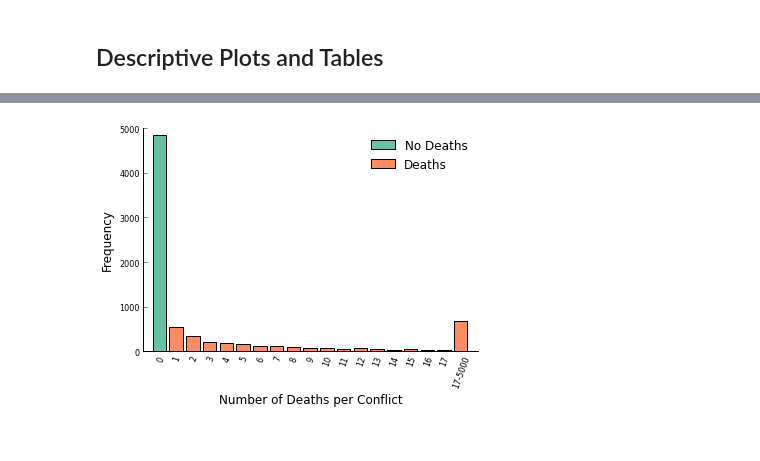
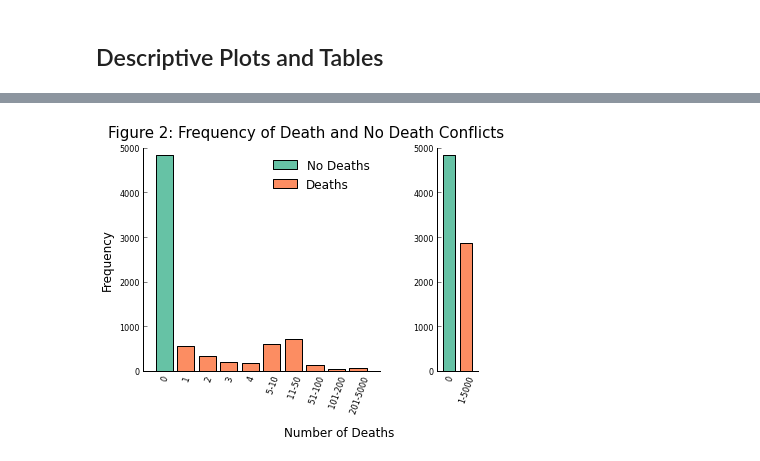
Before and after one commit to boyasm/STAT-222, a Jupyter notebook: Boyas 222 Project.ipynb, the cells around one changed output, grey strips where cells are left out. Cells and saved outputs as stored; diff of their text form; code cells hidden in the pictures.

```diff
--- a/Boyas 222 Project.ipynb
+++ b/Boyas 222 Project.ipynb
@@ -83,6 +96,10 @@ scad.locnum[scad.locnum == -99] = np.nan
 scad.issue1[scad.issue1 == 14] = np.nan
 scad.issue1[scad.issue2 == 14] = np.nan
 scad.issue1[scad.issue3 == 14] = np.nan
+# %%
+#Recode dominant religion as a dummy numeric variable
+levels = dict([(val, i) for i, val in enumerate(set(scad.domRel))])
+scad['domRelNum'] = [levels[val] for val in scad.domRel]
 # %%
 #Code indicator variable, 0 if no deaths, 1 if at least one death
 scad['death01']=scad.ndeath
@@ -168,44 +222,76 @@ plt.show()
 # %%
 noNan = scad.ndeath[~np.isnan(scad.ndeath)]
-freqs = col.Counter(noNan)
-bins = np.arange(0, 19, 1)
-histFreqs = [0]*19
-for i in np.arange(0,18,1):
-    histFreqs[i] = freqs[i]
+counts = col.Counter(noNan)
+bins = np.arange(0, 10, 1)
+freqs = [0]*len(counts)
+j=0
+for i in unique(counts):
+    freqs[j] = counts[i]
+    j = j+1
 
-ax = plt.subplot(111)
+freqs = np.array(freqs)
+histFreqs = [0]*10
+c = unique(counts)
+histFreqs[0] = freqs[c==0]
+histFreqs[1] = freqs[c==1]
+histFreqs[2] = freqs[c==2]
+histFreqs[3] = freqs[c==3]
+histFreqs[4] = freqs[c==4]
+histFreqs[5] = np.sum(freqs[(c>=5) & (c<=10)])
+histFreqs[6] = np.sum(freqs[(c>=11) & (c<=50)])
+histFreqs[7] = np.sum(freqs[(c>=51) & (c<=100)])
+histFreqs[8] = np.sum(freqs[(c>=101) & (c<=200)])
+histFreqs[9] = np.sum(freqs[(c>=201) & (c<=5000)])
+
+fig = plt.figure(dpi=300)
+ax = plt.subplot2grid((1,7), (0,0), colspan=5)
 width=0.5
-histFreqs[18] = len(noNan[noNan>17])
 p1 = ax.bar(bins[0], histFreqs[0], color=light[0], align='center')
 p2 = ax.bar(bins[1:], histFreqs[1:], color=light[1], align='center')
 
 axesToLose = ['top', 'right']
 for axis in axesToLose:
     ax.spines[axis].set_visible(False)
 
 ax.xaxis.set_ticks_position('none')
 ax.yaxis.set_ticks_position('left')
 
 legend = ax.legend( (p1[0], p2[0]), ('No Deaths', 'Deaths'), loc=1, prop={'size':12})
 legend.get_frame().set_linewidth(0.0)
 
 ax.set_ylabel('Frequency', fontsize=12)
 ylabs = ['' for x in range(0, 6, 1) ]
 for i in range(0, 6, 1):
     ylabs[i] = str(range(0, 6000, 1000)[i])
 
 ax.set_yticklabels(ylabs, fontsize=8)
 
-ax.set_xlabel('Number of Deaths per Conflict', fontsize=12)
-xlabs = ['' for x in range(0, 19, 1) ]
-for i in range(0, 18, 1):
-    xlabs[i] = str(range(0, 18, 1)[i])
+xlabs = ['' for x in range(0, 13, 1) ]
 
-xlabs[18] = '17-5000'
 ax.set_xticks(bins)
+xlabs = ['0',' 1',' 2',' 3', '4', ' 5-10',' 11-50',' 51-100',' 101-200',' 201-5000']
 ax.set_xticklabels(xlabs, fontsize=8, rotation=70)
-ax.set_xlim((-1, 19))
+ax.set_xlim((-1, 10))
 
+ax2 = plt.subplot2grid((1,7), (0, 6))
+p3 = ax2.bar(1, histFreqs[0], color=light[0], align='center', width=0.5)
+p4 = ax2.bar(1.7, np.sum(histFreqs[1:]), color=light[1], align='center', width=0.5)
+
+axesToLose = ['top', 'right']
+for axis in axesToLose:
+    ax2.spines[axis].set_visible(False)
+
+ax2.xaxis.set_ticks_position('none')
+ax2.yaxis.set_ticks_position('left')
+
+ax2.set_yticklabels(ylabs, fontsize=8)
+ax2.set_xlim((0.5, 2.2))
+ax2.set_xticks((1, 1.7))
+ax2.set_xticklabels(['0', '1-5000'], fontsize=8, rotation=70)
+
+
+fig.suptitle('Figure 2: Frequency of Death and No Death Conflicts \n', fontsize=15)
+fig.text(0.45,-0.1,'Number of Deaths', fontsize=12)
 plt.show()
 # %% [output]
-[figure, old version]
+[figure, new version]
```
Also changed, not shown: parts of 39 cells of this notebook.
